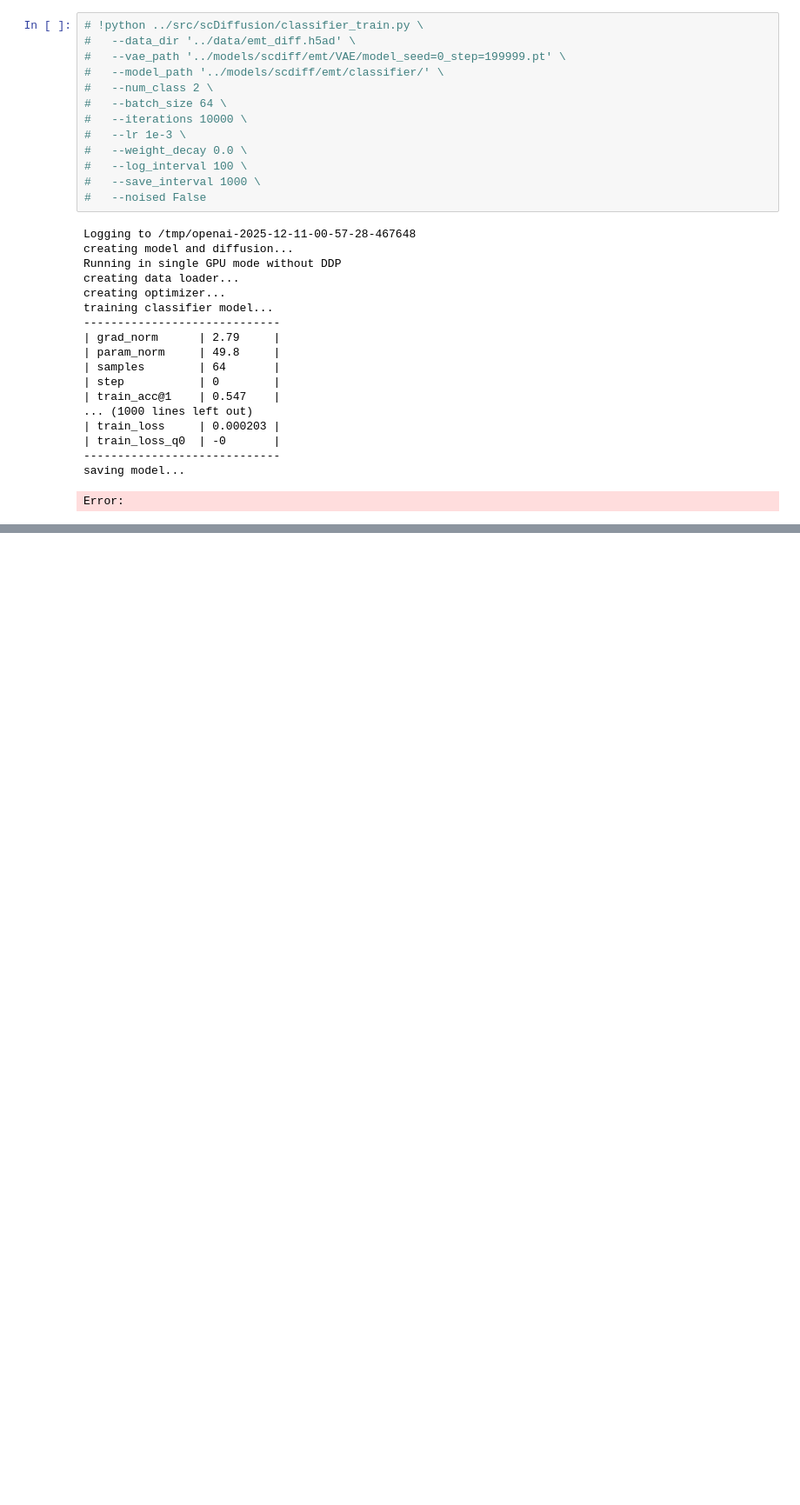
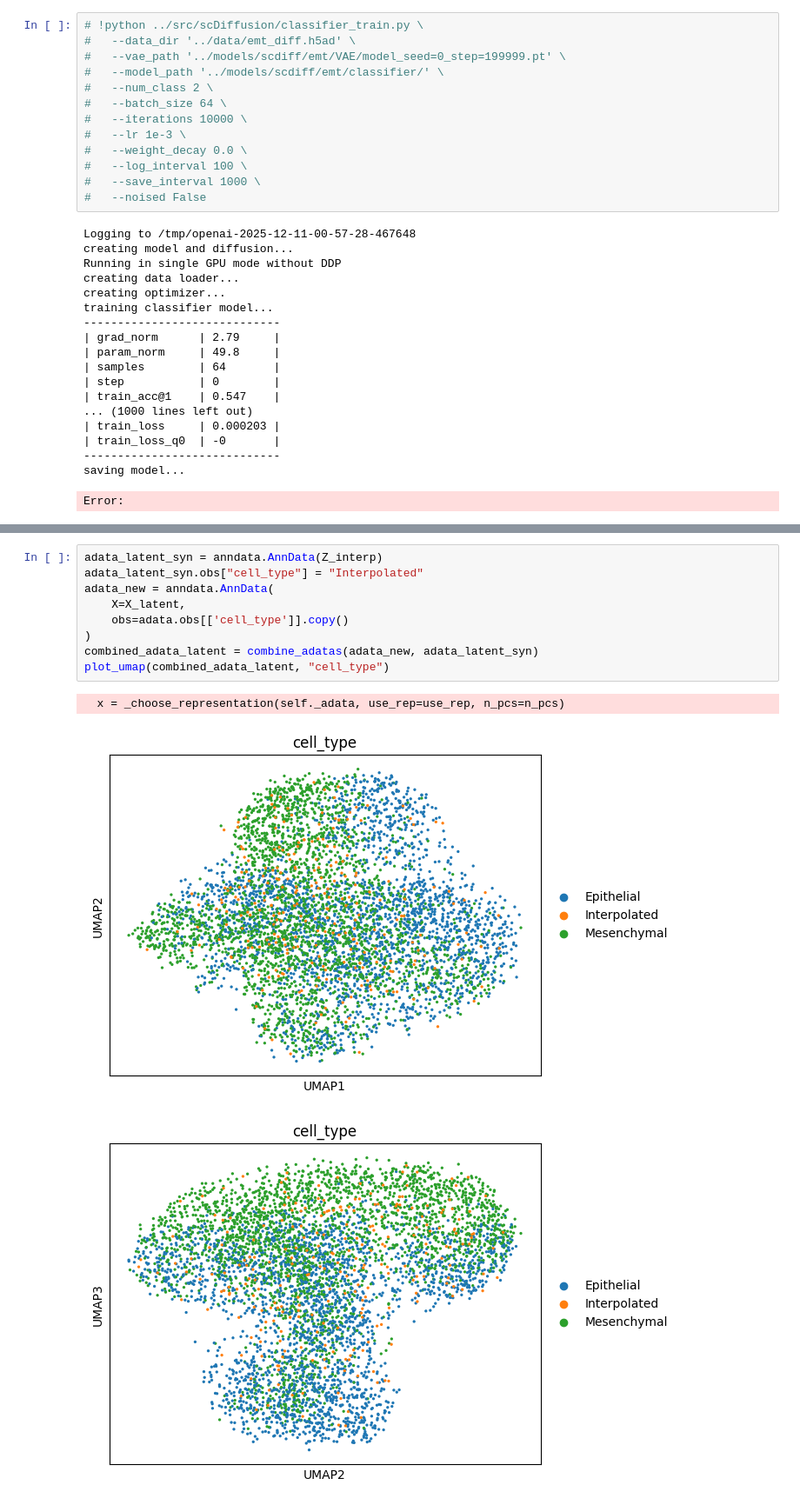
Before and after one commit to SamiaShashmi/fm-project, a Jupyter notebook: scripts/scdiff_emt.ipynb, the cells around one changed output, grey strips where cells are left out. Shown at 87% size. Cells and saved outputs as stored; diff of their text form; blank space fills up the shorter version.

```diff
--- a/scripts/scdiff_emt.ipynb
+++ b/scripts/scdiff_emt.ipynb
@@ -200,0 +337,13 @@ TypeError: sparse array length is ambiguous; use getnnz() or shape[0]
+# %%
+adata_latent_syn = anndata.AnnData(Z_interp)
+adata_latent_syn.obs["cell_type"] = "Interpolated"
+adata_new = anndata.AnnData(
+    X=X_latent,
+    obs=adata.obs[['cell_type']].copy()
+)
+combined_adata_latent = combine_adatas(adata_new, adata_latent_syn)
+plot_umap(combined_adata_latent, "cell_type")
+# %% [output]
+  x = _choose_representation(self._adata, use_rep=use_rep, n_pcs=n_pcs)
+[figure, added]
+[figure, added]
```
Also changed, not shown: parts of 19 cells of this notebook, 7 other files.
